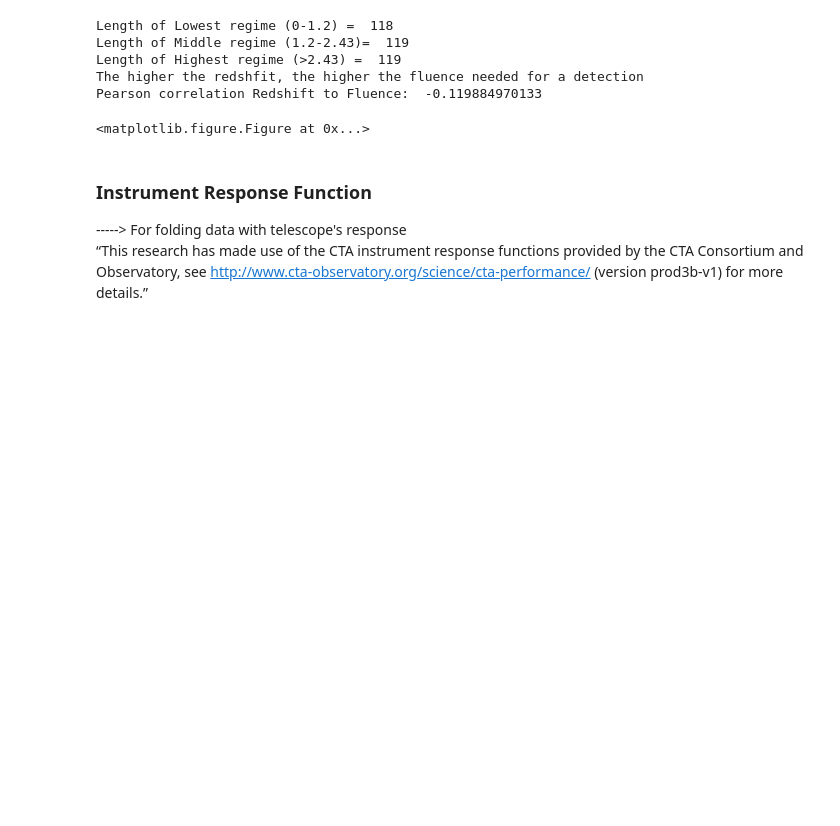
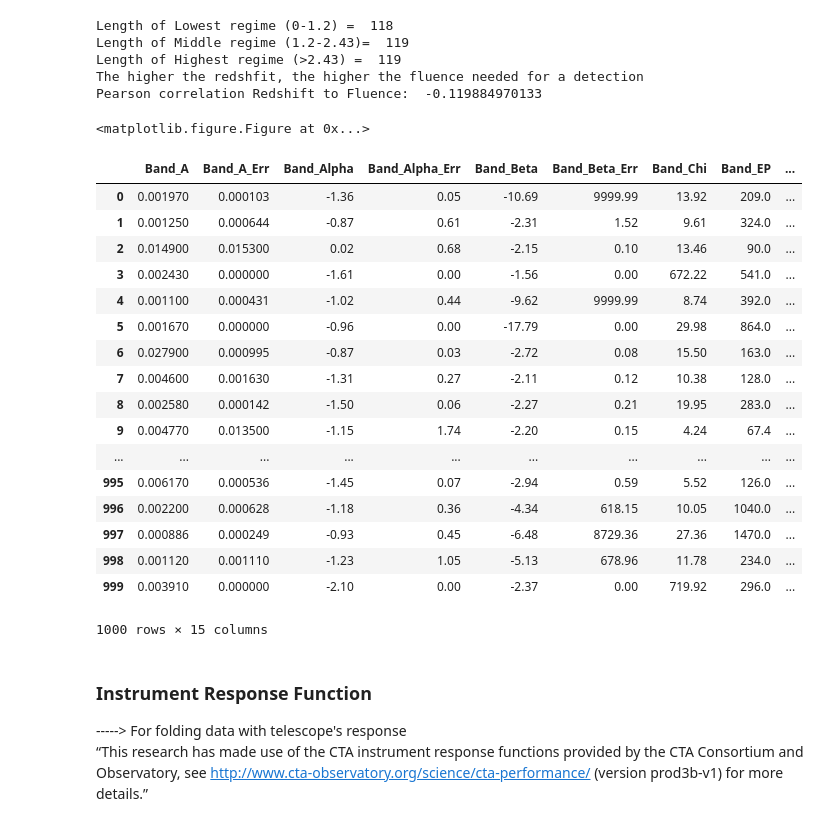
Before and after one commit to JanaMo/Project_Master, a Jupyter notebook: Realistic_Expectations.ipynb, the cells around one changed output. Saved outputs shown, nothing was run; the diff lists cells and outputs as text; code cells hidden in the pictures; blank space fills up the shorter version.

```diff
--- a/Realistic_Expectations.ipynb
+++ b/Realistic_Expectations.ipynb
@@ -252,7 +251,26 @@ Pearson correlation Redshift to Fluence:  -0.119884970133
 # %%
 ## BATSE with imports from Gilmore_simulation.py
 BATSE_DF = make_DF_from_BATSE('Kataloge/BATSE5B.fits')
-#BATSE_DF
+BATSE_DF
+# %% [output]
+|  | Band_A | Band_A_Err | Band_Alpha | Band_Alpha_Err | Band_Beta | Band_Beta_Err | Band_Chi | Band_EP | ... |
+| 0 | 0.001970 | 0.000103 | -1.36 | 0.05 | -10.69 | 9999.99 | 13.92 | 209.0 | ... |
+| 1 | 0.001250 | 0.000644 | -0.87 | 0.61 | -2.31 | 1.52 | 9.61 | 324.0 | ... |
+| 2 | 0.014900 | 0.015300 | 0.02 | 0.68 | -2.15 | 0.10 | 13.46 | 90.0 | ... |
+| 3 | 0.002430 | 0.000000 | -1.61 | 0.00 | -1.56 | 0.00 | 672.22 | 541.0 | ... |
+| 4 | 0.001100 | 0.000431 | -1.02 | 0.44 | -9.62 | 9999.99 | 8.74 | 392.0 | ... |
+| 5 | 0.001670 | 0.000000 | -0.96 | 0.00 | -17.79 | 0.00 | 29.98 | 864.0 | ... |
+| 6 | 0.027900 | 0.000995 | -0.87 | 0.03 | -2.72 | 0.08 | 15.50 | 163.0 | ... |
+| 7 | 0.004600 | 0.001630 | -1.31 | 0.27 | -2.11 | 0.12 | 10.38 | 128.0 | ... |
+| 8 | 0.002580 | 0.000142 | -1.50 | 0.06 | -2.27 | 0.21 | 19.95 | 283.0 | ... |
+| 9 | 0.004770 | 0.013500 | -1.15 | 1.74 | -2.20 | 0.15 | 4.24 | 67.4 | ... |
+| ... | ... | ... | ... | ... | ... | ... | ... | ... | ... |
+| 995 | 0.006170 | 0.000536 | -1.45 | 0.07 | -2.94 | 0.59 | 5.52 | 126.0 | ... |
+| 996 | 0.002200 | 0.000628 | -1.18 | 0.36 | -4.34 | 618.15 | 10.05 | 1040.0 | ... |
+| 997 | 0.000886 | 0.000249 | -0.93 | 0.45 | -6.48 | 8729.36 | 27.36 | 1470.0 | ... |
+| 998 | 0.001120 | 0.001110 | -1.23 | 1.05 | -5.13 | 678.96 | 11.78 | 234.0 | ... |
+| 999 | 0.003910 | 0.000000 | -2.10 | 0.00 | -2.37 | 0.00 | 719.92 | 296.0 | ... |
+1000 rows × 15 columns
 # %% [markdown]
 ### Instrument Response Function
 -----> For folding data with telescope's response <br>
```
Also changed, not shown: parts of 9 cells of this notebook, 7 other files.
